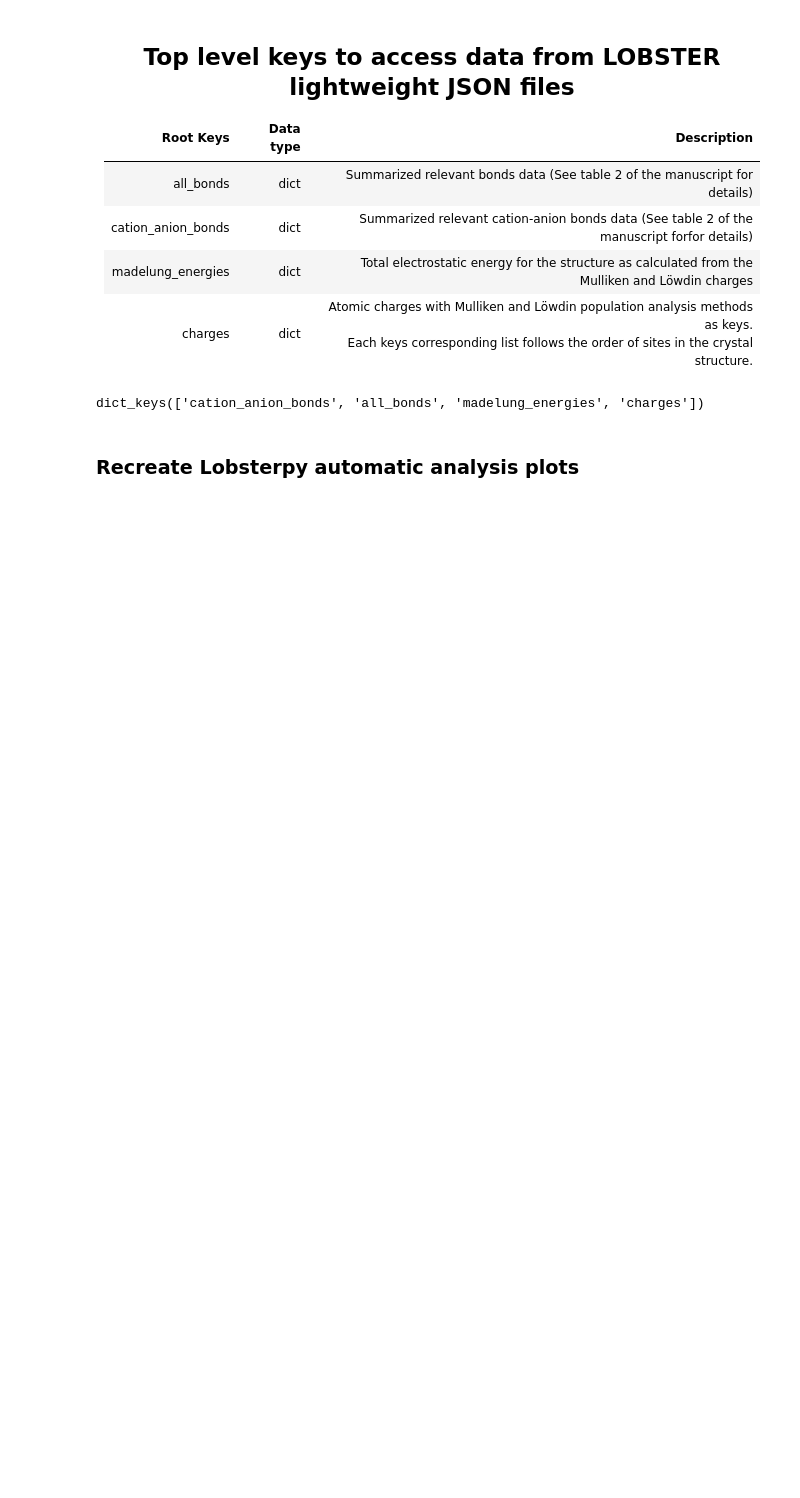
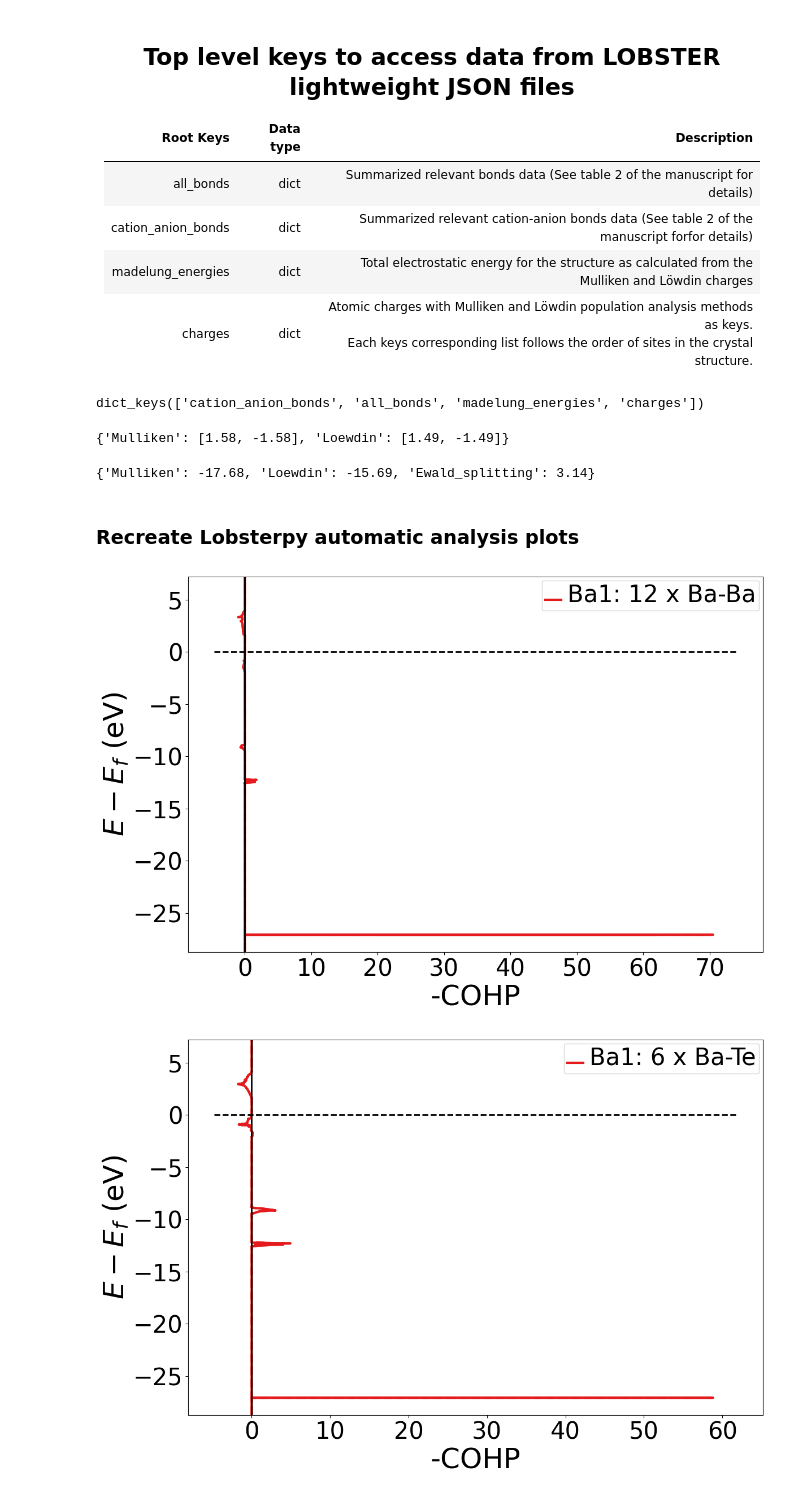
Before and after one commit to naik-aakash/lobster-database-paper-analysis-scripts, a Jupyter notebook: Read_data_records/Read_lobster_lightweight_json.ipynb, the cells around one changed output. Saved outputs shown, nothing was run; the diff lists cells and outputs as text; code cells hidden in the pictures; blank space fills up the shorter version.

```diff
--- a/Read_data_records/Read_lobster_lightweight_json.ipynb
+++ b/Read_data_records/Read_lobster_lightweight_json.ipynb
@@ -62,3 +62,13 @@ lobster_summary = read_lobster_lightweight_json(filename='../Example_data/Lightw
 lobster_summary.keys()
 # %% [output]
 dict_keys(['cation_anion_bonds', 'all_bonds', 'madelung_energies', 'charges'])
+# %%
+#Atomic charges for the sites in input crystal structure
+lobster_summary['charges']
+# %% [output]
+{'Mulliken': [1.58, -1.58], 'Loewdin': [1.49, -1.49]}
+# %%
+# Madelung energy of the structure
+lobster_summary['madelung_energies']
+# %% [output]
+{'Mulliken': -17.68, 'Loewdin': -15.69, 'Ewald_splitting': 3.14}
@@ -65,8 +78,11 @@ dict_keys(['cation_anion_bonds', 'all_bonds', 'madelung_energies', 'charges'])
 # %% [markdown]
 ### Recreate Lobsterpy automatic analysis plots
 # %%
-for number, (key, cohp) in enumerate(lobster_summary['cation_anion_bonds']["lobsterpy_data"]["cohp_plot_data"].items()):
+for number, (key, cohp) in enumerate(lobster_summary['all_bonds']["lobsterpy_data"]["cohp_plot_data"].items()):
     plotter = CohpPlotter()
     cohp = Cohp.from_dict(cohp)
     plotter.add_cohp(key, cohp)
     plotter.show()
+# %% [output]
+[figure, added]
+[figure, added]
```
Also changed, not shown: parts of 3 cells of this notebook, 1 other file.
